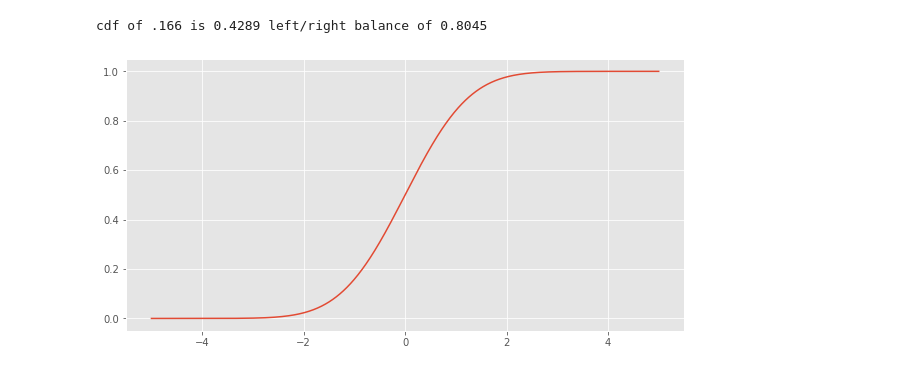
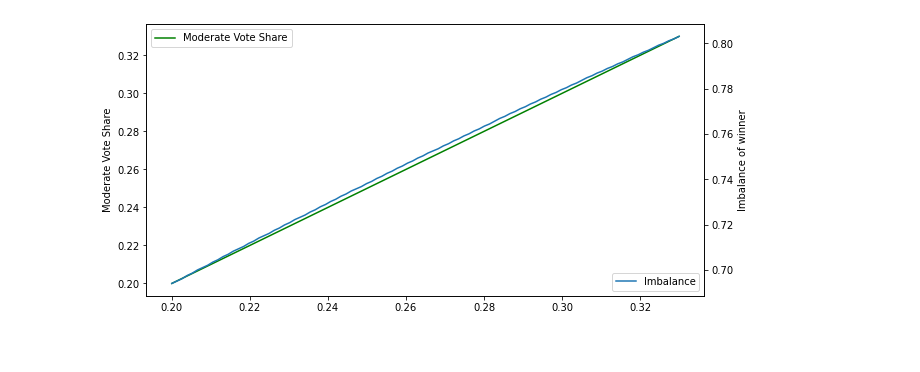
Before and after one commit to robbierobinette/rcv-tensorflow, a Jupyter notebook: centrist_squeeze.ipynb, the cells around one changed output. Saved outputs shown, nothing was run; the diff lists cells and outputs as text; code cells hidden in the pictures.

```diff
--- a/centrist_squeeze.ipynb
+++ b/centrist_squeeze.ipynb
@@ -39,32 +48,53 @@ for dim in [1,2,3]:
 # %%
 def CumulativeNormalDistribution(xRaw: float) -> float:
     if xRaw < 0:
         neg = 1
     else:
         neg = 0
 
     k = 1.0 / (1.0 + 0.2316419 * abs(xRaw))
     y = ((((1.330274429 * k - 1.821255978) * k + 1.781477937) * k - 0.356563782) * k + 0.319381530) * k
     y = 1.0 - 0.398942280401 * np.exp(-0.5 * (xRaw * xRaw)) * y
     return (1.0 - neg) * y + neg * (1.0 - y)
 
 def plot_cdf():
     x = np.linspace(-5, 5, 1000)
     y = [CumulativeNormalDistribution(xx) for xx in x]
     fix, axis = plt.subplots(1,1,figsize = (10,5))
     axis.plot(x, y)
 
 def find_cdf_value(v: float):
     xx = np.linspace(0, .5, 1000)
     y0 = CumulativeNormalDistribution(0)
     for x in xx:
         if CumulativeNormalDistribution(x) - y0 > v:
             return x
 
-boundary = find_cdf_value(.166)
-print("cdf of .166 is %6.4f left/right balance of %6.4f" % (boundary, CumulativeNormalDistribution(2 * boundary)))
 
-plot_cdf()
+def plot_c_share():
+    c_share = []
+    lr_balance = []
+
+    xx = np.linspace(.20, .33, 100)
+    for x in xx:
+        half_c = x / 2
+        boundary = find_cdf_value(half_c)
+        c_share.append(x)
+        lr_balance.append(CumulativeNormalDistribution(2 * boundary))
+
+
+        # print("centrist_share of %.3f is %6.4f left/right balance of %6.4f" %
+        #       (x, boundary, CumulativeNormalDistribution(2 * boundary)))
+
+    fix, axis = plt.subplots(1,1,figsize = (10,5))
+    axis.plot(xx, c_share, label="Moderate Vote Share", color="green")
+    axis.set_ylabel("Moderate Vote Share")
+    ax2 = axis.twinx()
+    ax2.plot(xx, lr_balance, label="Imbalance")
+    ax2.set_ylabel("Imbalance of winner")
+    axis.legend(loc="upper left")
+    ax2.legend(loc="lower right")
+
+plot_c_share()
 # %% [output]
-cdf of .166 is 0.4289 left/right balance of 0.8045
-[figure, old version]
+[figure, new version]
```
Also changed, not shown: parts of 2 cells of this notebook.
